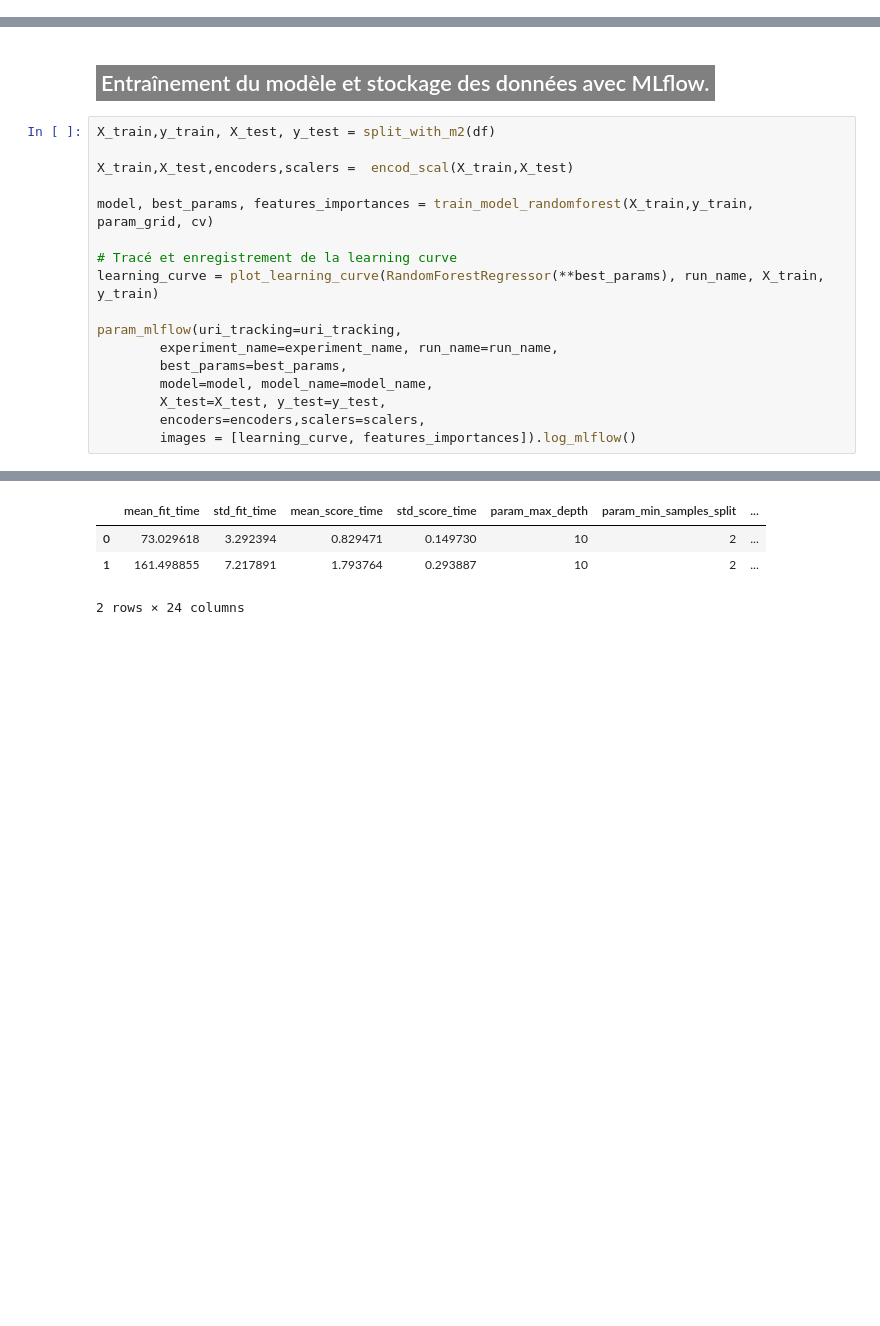
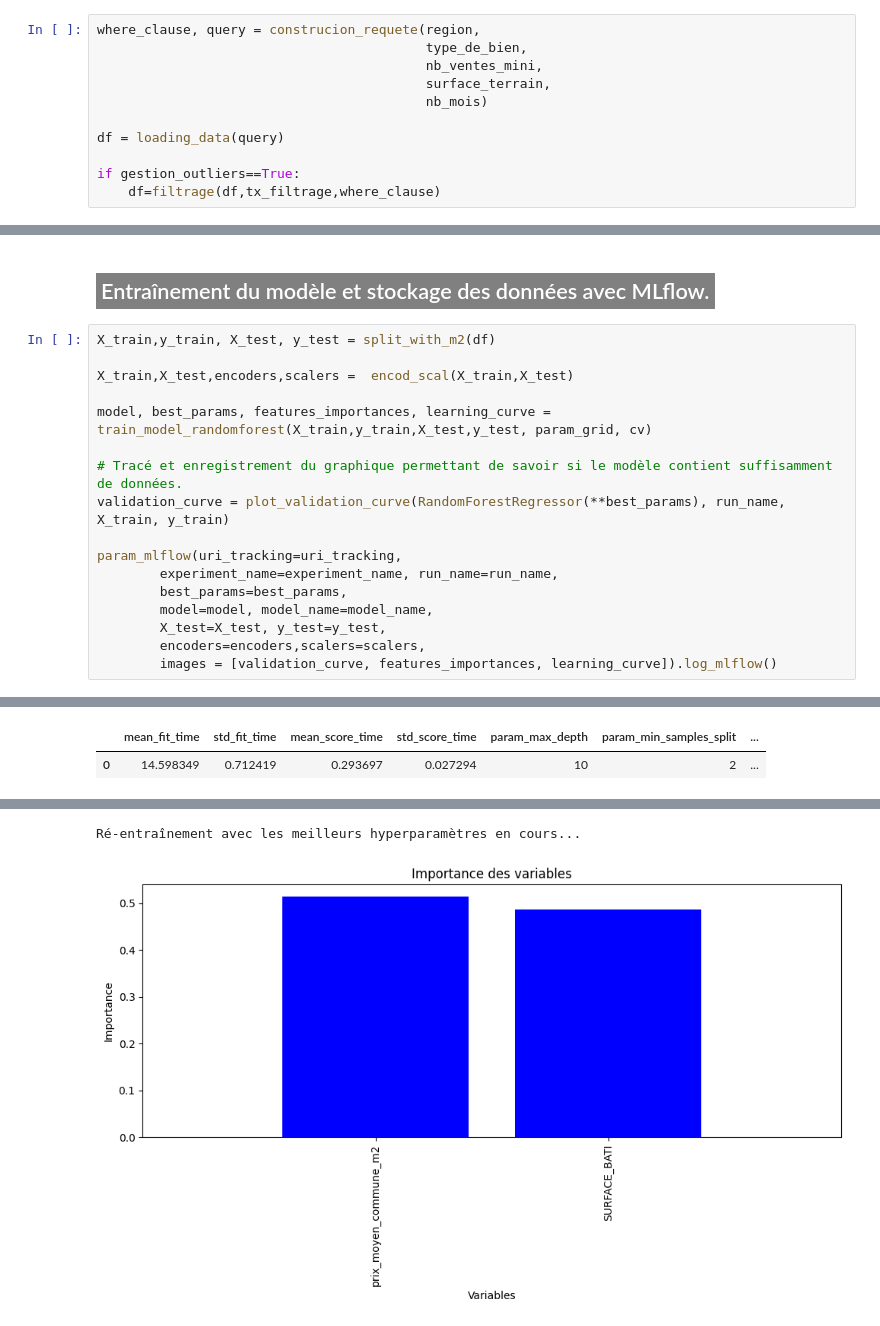
Before and after one commit to Kevin-Le-Grand/certif_app_immo, a Jupyter notebook: model/train_randomforest.ipynb, the cells around one changed output, grey strips where cells are left out. Cells and saved outputs as stored; diff of their text form; blank space fills up the shorter version.

Commit message:
ajout des fonctions construcion_requete filtrage dans functions2.py + modif et nouvel entraînement sur train_randomforest + ajout du dossier images dans gitignore

```diff
--- a/model/train_randomforest.ipynb
+++ b/model/train_randomforest.ipynb
@@ -93,0 +100,11 @@ Nombre de lignes dupliquées : 112
+# %%
+where_clause, query = construcion_requete(region,
+                                          type_de_bien,
+                                          nb_ventes_mini,
+                                          surface_terrain,
+                                          nb_mois)
+
+df = loading_data(query)
+
+if gestion_outliers==True:
+    df=filtrage(df,tx_filtrage,where_clause)
@@ -98,10 +141,10 @@ X_train,y_train, X_test, y_test = split_with_m2(df)
 
 X_train,X_test,encoders,scalers =  encod_scal(X_train,X_test)
 
-model, best_params, features_importances = train_model_randomforest(X_train,y_train, param_grid, cv)
+model, best_params, features_importances, learning_curve = train_model_randomforest(X_train,y_train,X_test,y_test, param_grid, cv)
 
-# Tracé et enregistrement de la learning curve
-learning_curve = plot_learning_curve(RandomForestRegressor(**best_params), run_name, X_train, y_train)
+# Tracé et enregistrement du graphique permettant de savoir si le modèle contient suffisamment de données.
+validation_curve = plot_validation_curve(RandomForestRegressor(**best_params), run_name, X_train, y_train)
 
 param_mlflow(uri_tracking=uri_tracking,
         experiment_name=experiment_name, run_name=run_name,
@@ -109,7 +152,7 @@ param_mlflow(uri_tracking=uri_tracking,
         model=model, model_name=model_name,
         X_test=X_test, y_test=y_test,
         encoders=encoders,scalers=scalers,
-        images = [learning_curve, features_importances]).log_mlflow()
+        images = [validation_curve, features_importances, learning_curve]).log_mlflow()
 # %% [output]
 Split des données en cours...
 A value is trying to be set on a copy of a slice from a DataFrame.
@@ -134,0 +173,2 @@ Fitting 5 folds for each of 2 candidates, totalling 10 fits
+|  | mean_fit_time | std_fit_time | mean_score_time | std_score_time | param_max_depth | param_min_samples_split | ... |
+| 0 | 14.598349 | 0.712419 | 0.293697 | 0.027294 | 10 | 2 | ... |
@@ -136,4 +176,2 @@ Fitting 5 folds for each of 2 candidates, totalling 10 fits
-|  | mean_fit_time | std_fit_time | mean_score_time | std_score_time | param_max_depth | param_min_samples_split | ... |
-| 0 | 73.029618 | 3.292394 | 0.829471 | 0.149730 | 10 | 2 | ... |
-| 1 | 161.498855 | 7.217891 | 1.793764 | 0.293887 | 10 | 2 | ... |
-2 rows × 24 columns
+Ré-entraînement avec les meilleurs hyperparamètres en cours...
+[figure, new version]
```
Also changed, not shown: parts of 10 cells of this notebook, 2 other files.
